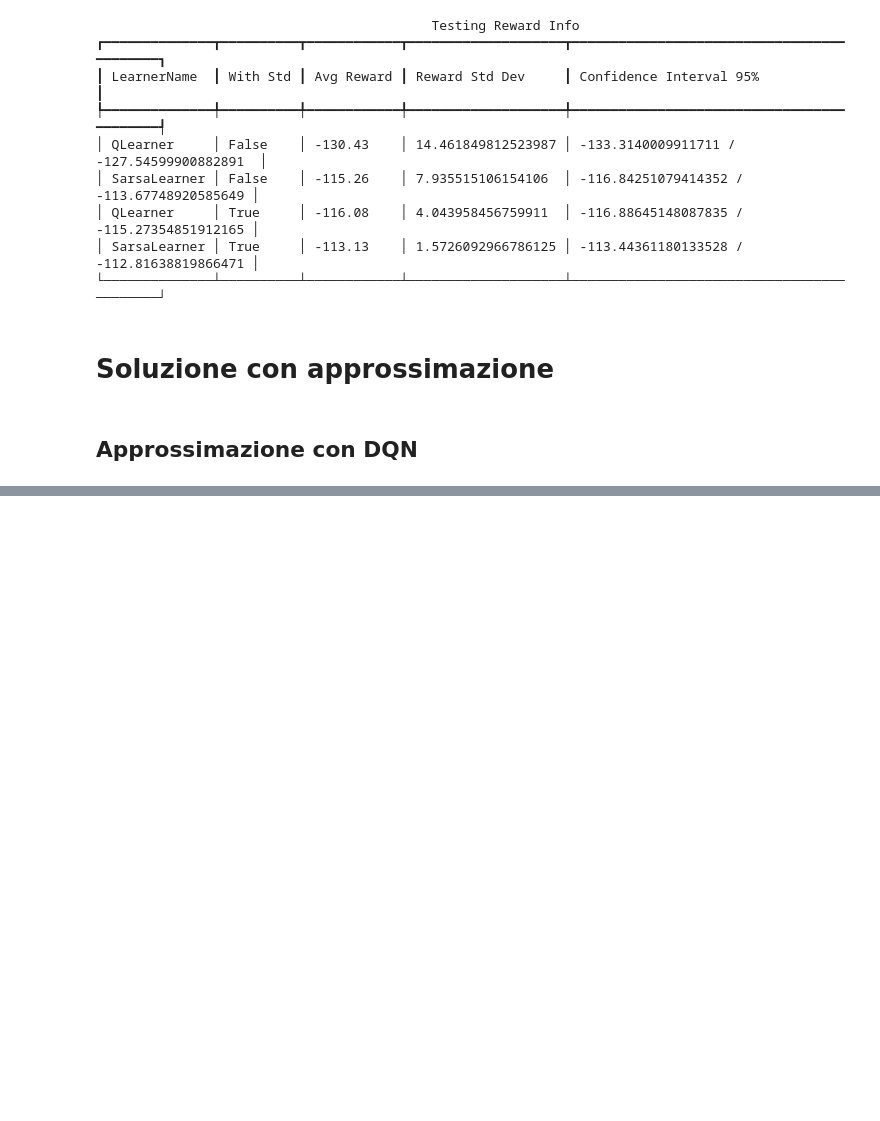
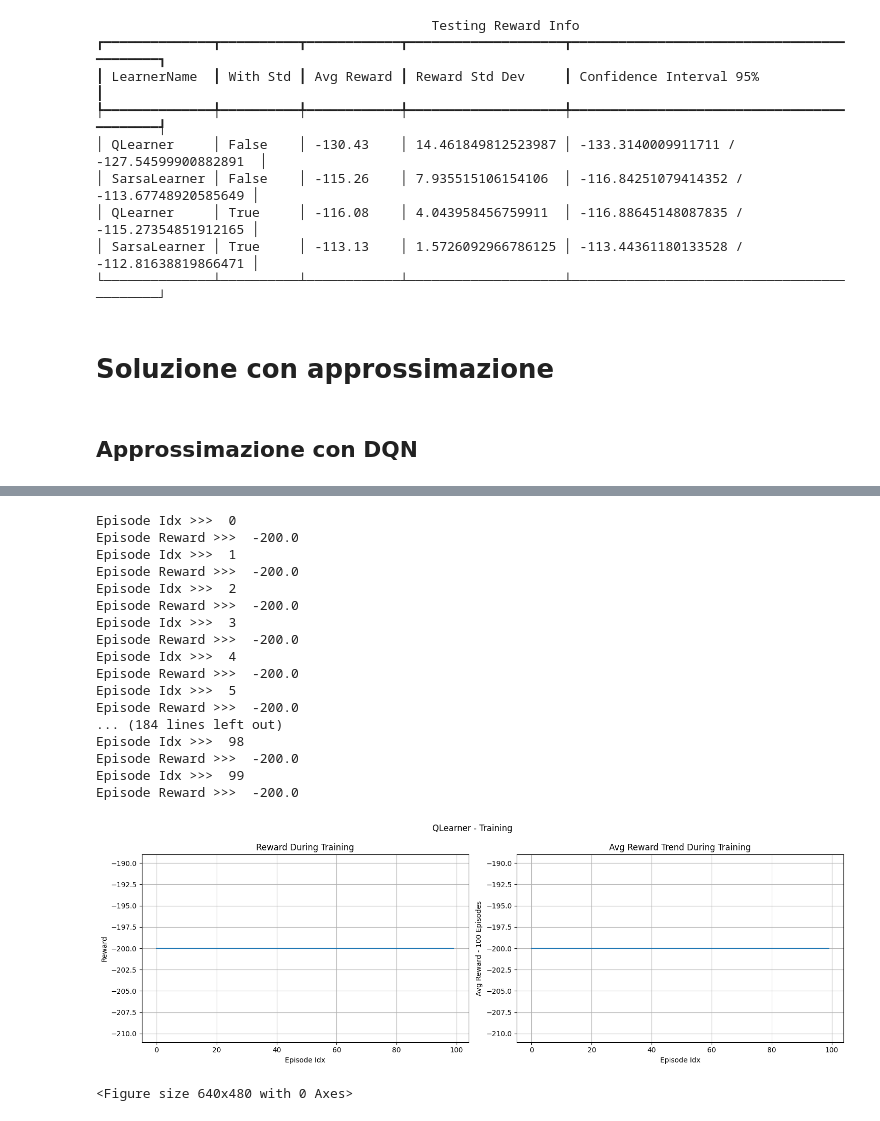
Before and after one commit to SimoneNicosanti/ML_Project, a Jupyter notebook: Project.ipynb, the cells around one changed output, grey strips where cells are left out. Cells and saved outputs as stored; diff of their text form; code cells hidden in the pictures; blank space fills up the shorter version.

Commit message:
Attempt with scikit learn

```diff
--- a/Project.ipynb
+++ b/Project.ipynb
@@ -631,8 +643,8 @@ class DQNFunction(QFunction) :
 
     def __init__(
             self,
-            policyNet : keras.Sequential,
-            targetNet : keras.Sequential,
+            policyNet : sklearn.neural_network.MLPRegressor,
+            targetNet : sklearn.neural_network.MLPRegressor,
             updateTargetPeriod : int = 16,
             batchSize : int = 128,
             memoryCapacity : int = 10_000
@@ -644,7 +656,7 @@ class DQNFunction(QFunction) :
         self.updateCount = 0
         self.batchSize = batchSize
 
-        self.targetNet.set_weights(self.policyNet.get_weights())
+        self.targetNet.set_params(**self.policyNet.get_params())
 
         self.replayMemory = ReplayMemory(memoryCapacity)
 
@@ -652,16 +664,19 @@ class DQNFunction(QFunction) :
 
 
     def getValue(self, state, action) -> float:
-        convertedState = tf.convert_to_tensor([state])
-        return self.policyNet.predict_on_batch(convertedState)[action]
+        # convertedState = tf.convert_to_tensor([state])
+        # return self.policyNet.predict_on_batch(convertedState)[action]
+        convertedState = np.array([state])
+        return self.policyNet.predict(convertedState)[action]
 
     def getValues(self, state) -> np.ndarray:
-        convertedState = tf.convert_to_tensor([state])
-        value = self.policyNet.predict_on_batch(convertedState)
-        return value
+        # convertedState = tf.convert_to_tensor([state])
+        # value = self.policyNet.predict_on_batch(convertedState)
+        # return value
+        convertedState = np.array([state])
+        return self.policyNet.predict(convertedState)
 
     def updateFunction(self, currentState, action, reward, nextState, alpha, gamma, target):
-        start = time.perf_counter()
         self.replayMemory.push(currentState, action, reward, nextState)
 
         if (len(self.replayMemory) < self.batchSize) :
@@ -673,26 +688,20 @@ class DQNFunction(QFunction) :
 
         x = batch[0]
         x = np.vstack(x)
-        x = tf.convert_to_tensor(x)
 
         nextStates = batch[3]
         nextStates = np.vstack(nextStates)
-        nextStates = tf.convert_to_tensor(nextStates)
 
         rewards = batch[2]
 
         actions = np.array(batch[1], dtype = int)
 
-        y = self.policyNet.predict_on_batch(x)
-        targets = rewards + gamma * np.max(self.targetNet.predict_on_batch(nextStates), axis = 1)
+        y = self.policyNet.predict(x)
+        targets = rewards + gamma * np.max(self.targetNet.predict(nextStates), axis = 1)
         y[:, actions] = targets
 
-        self.policyNet.train_on_batch(x, y)
-
+        self.policyNet.partial_fit(x, y)
         self.updateCount += 1
         if (self.updateCount % self.updateTargetPeriod == 0) :
-            self.targetNet.set_weights(self.policyNet.get_weights())
-
-        end = time.perf_counter()
-        print("Time >>> ", end - start)
+            self.targetNet.set_params(**self.policyNet.get_params())
 # %%
@@ -745,0 +750,24 @@ KeyboardInterrupt:
+# %%
+learner = QLearner(0.9, 0.9, 0.9, 0.5, DQNFunction(policyNet, targetNet, updateTargetPeriod = 128, batchSize = 1024))
+learnArray = learner.learn(100, 0)
+plotTrainTrend(learnArray, 100, "QLearner")
+# %% [output]
+Episode Idx >>>  0
+Episode Reward >>>  -200.0
+Episode Idx >>>  1
+Episode Reward >>>  -200.0
+Episode Idx >>>  2
+Episode Reward >>>  -200.0
+Episode Idx >>>  3
+Episode Reward >>>  -200.0
+Episode Idx >>>  4
+Episode Reward >>>  -200.0
+Episode Idx >>>  5
+Episode Reward >>>  -200.0
+... (184 lines left out)
+Episode Idx >>>  98
+Episode Reward >>>  -200.0
+Episode Idx >>>  99
+Episode Reward >>>  -200.0
+[figure, added]
+<Figure size 640x480 with 0 Axes>
```
Also changed, not shown: parts of 3 cells of this notebook, 1 other file.
